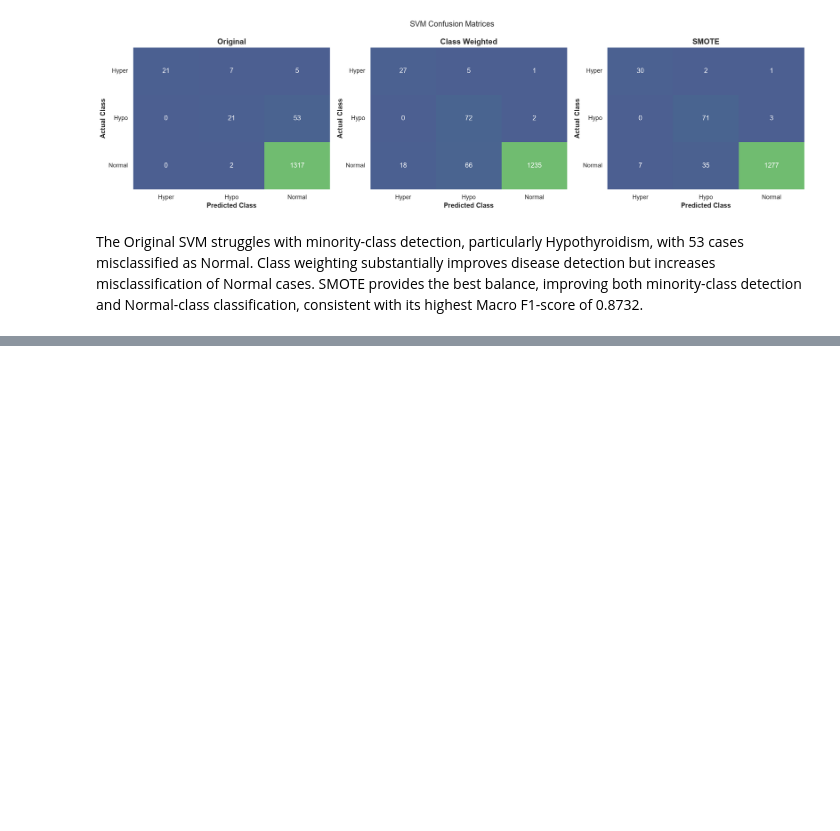
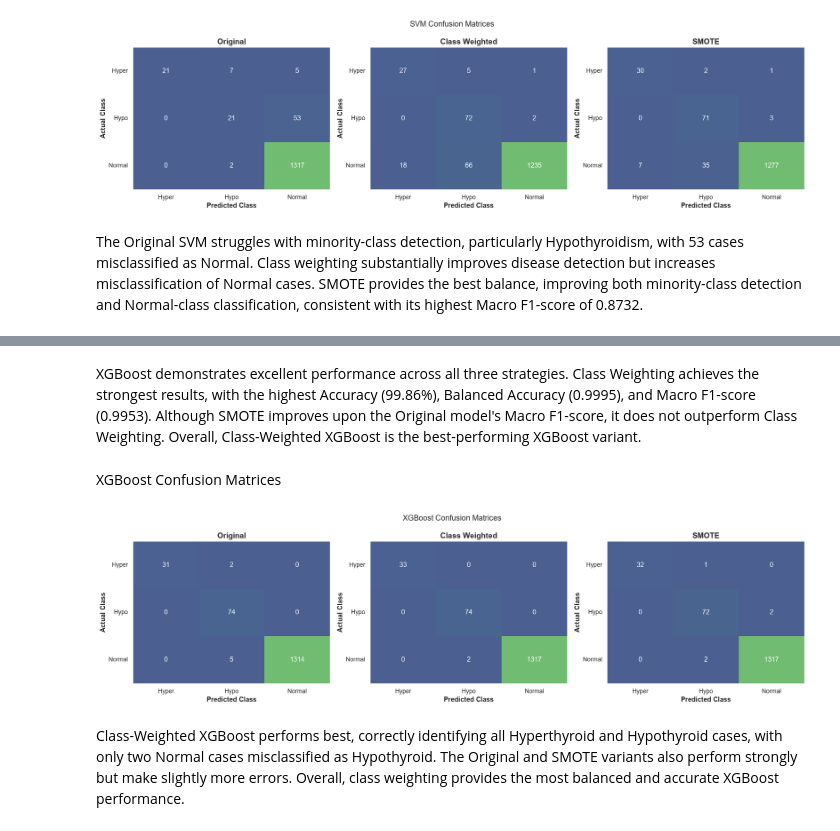
Before and after one commit to byegond-beep/Multi-class-Thyroid-Disease-Classification, a Jupyter notebook: notebook.ipynb, the cells around one changed output, grey strips where cells are left out. Saved outputs shown, nothing was run; the diff lists cells and outputs as text; code cells hidden in the pictures; blank space fills up the shorter version.

Commit message:
KNN and XGBoost

```diff
--- a/notebook.ipynb
+++ b/notebook.ipynb
@@ -1772,0 +1961,45 @@ The Original SVM struggles with minority-class detection, particularly Hypothyro
+# %% [markdown]
+XGBoost demonstrates excellent performance across all three strategies. Class Weighting achieves the strongest results, with the highest Accuracy (99.86%), Balanced Accuracy (0.9995), and Macro F1-score (0.9953). Although SMOTE improves upon the Original model's Macro F1-score, it does not outperform Class Weighting. Overall, Class-Weighted XGBoost is the best-performing XGBoost variant.
+# %% [markdown]
+XGBoost Confusion Matrices
+# %%
+fig, axes = plt.subplots(1, 3, figsize=(18, 5))
+
+for ax, (strategy, y_pred) in zip(axes, xgb_predictions.items()):
+
+    cm = confusion_matrix(
+        y_test,
+        y_pred,
+        labels=[1, 2, 3]
+    )
+
+    sns.heatmap(
+        cm,
+        annot=True,
+        fmt="d",
+        cmap=custom_cmap,
+        cbar=False,
+        ax=ax
+    )
+
+    ax.set_title(strategy)
+    ax.set_xlabel("Predicted Class")
+    ax.set_ylabel("Actual Class")
+
+    ax.set_xticklabels(["Hyper", "Hypo", "Normal"])
+    ax.set_yticklabels(
+        ["Hyper", "Hypo", "Normal"],
+        rotation=0
+    )
+
+plt.suptitle(
+    "XGBoost Confusion Matrices",
+    fontsize=14
+)
+
+plt.tight_layout()
+plt.show()
+# %% [output]
+[figure, added]
+# %% [markdown]
+Class-Weighted XGBoost performs best, correctly identifying all Hyperthyroid and Hypothyroid cases, with only two Normal cases misclassified as Hypothyroid. The Original and SMOTE variants also perform strongly but make slightly more errors. Overall, class weighting provides the most balanced and accurate XGBoost performance.
```
Also changed, not shown: parts of 8 cells of this notebook.
